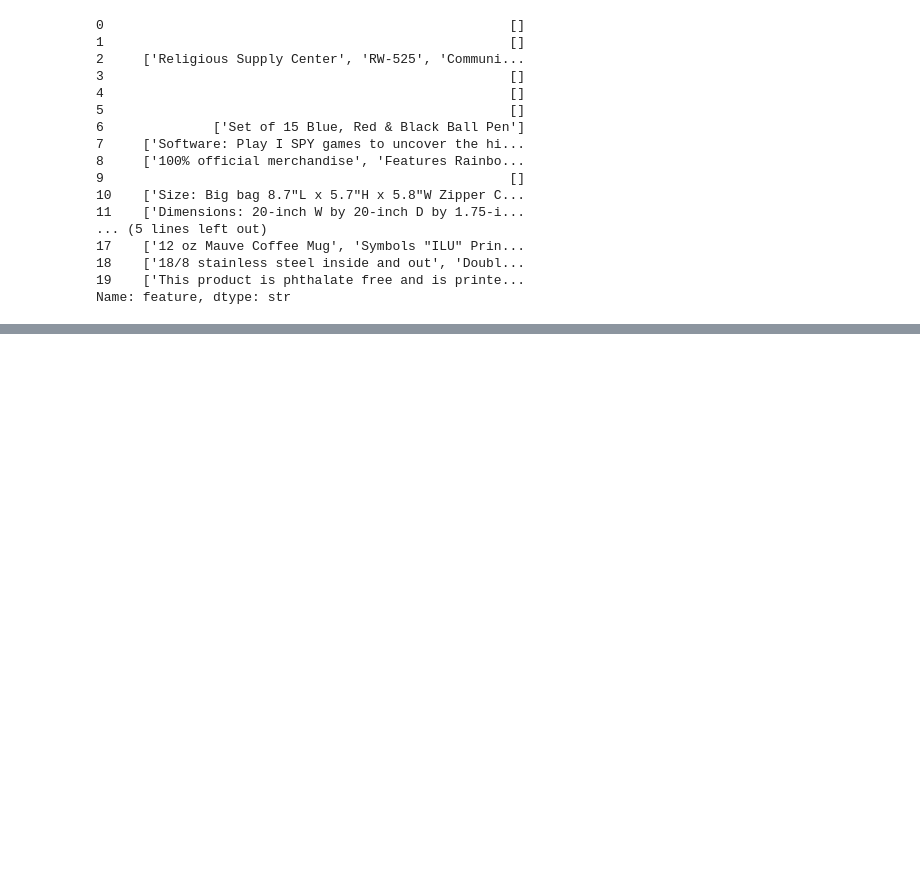
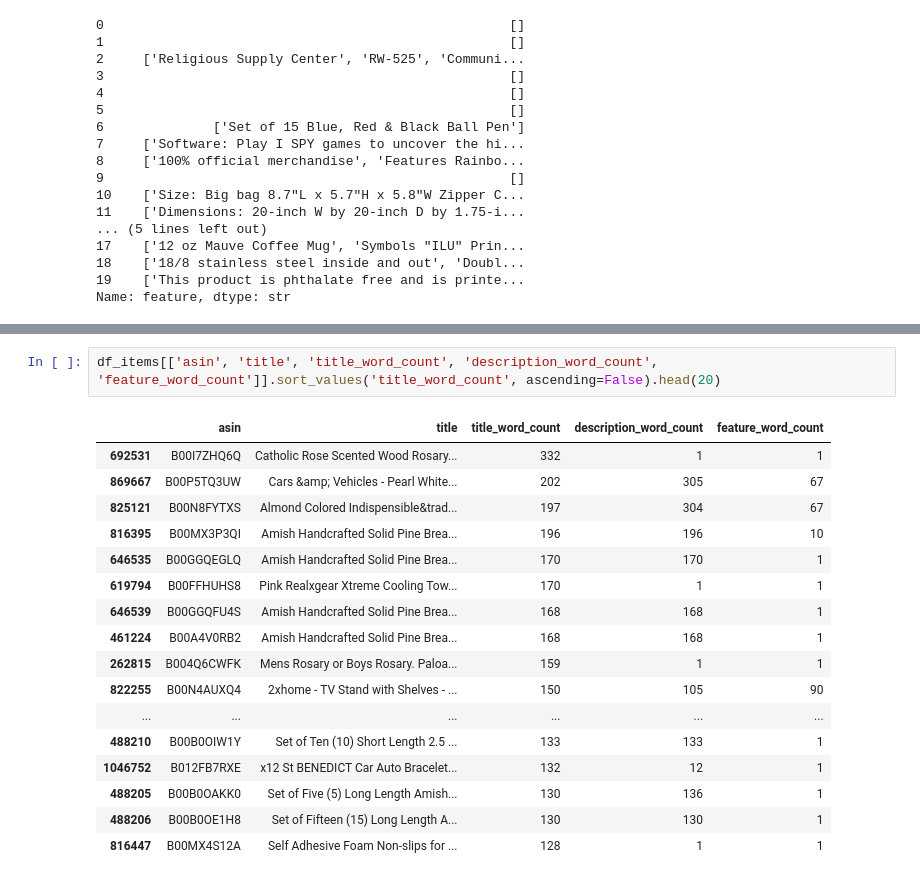
Before and after one commit to flamesmith/RecSystem, a Jupyter notebook: notebooks/analyze_features.ipynb, the cells around one changed output, grey strips where cells are left out. Drawn from its saved outputs; the diff is of its cells as text; blank space fills up the shorter version.

```diff
--- a/notebooks/analyze_features.ipynb
+++ b/notebooks/analyze_features.ipynb
@@ -307,0 +325,20 @@ Name: feature, dtype: str
+# %%
+df_items[['asin', 'title', 'title_word_count', 'description_word_count', 'feature_word_count']].sort_values('title_word_count', ascending=False).head(20)
+# %% [output]
+|  | asin | title | title_word_count | description_word_count | feature_word_count |
+| 692531 | B00I7ZHQ6Q | Catholic Rose Scented Wood Rosary... | 332 | 1 | 1 |
+| 869667 | B00P5TQ3UW | Cars &amp; Vehicles - Pearl White... | 202 | 305 | 67 |
+| 825121 | B00N8FYTXS | Almond Colored Indispensible&trad... | 197 | 304 | 67 |
+| 816395 | B00MX3P3QI | Amish Handcrafted Solid Pine Brea... | 196 | 196 | 10 |
+| 646535 | B00GGQEGLQ | Amish Handcrafted Solid Pine Brea... | 170 | 170 | 1 |
+| 619794 | B00FFHUHS8 | Pink Realxgear Xtreme Cooling Tow... | 170 | 1 | 1 |
+| 646539 | B00GGQFU4S | Amish Handcrafted Solid Pine Brea... | 168 | 168 | 1 |
+| 461224 | B00A4V0RB2 | Amish Handcrafted Solid Pine Brea... | 168 | 168 | 1 |
+| 262815 | B004Q6CWFK | Mens Rosary or Boys Rosary. Paloa... | 159 | 1 | 1 |
+| 822255 | B00N4AUXQ4 | 2xhome - TV Stand with Shelves - ... | 150 | 105 | 90 |
+| ... | ... | ... | ... | ... | ... |
+| 488210 | B00B0OIW1Y | Set of Ten (10) Short Length 2.5 ... | 133 | 133 | 1 |
+| 1046752 | B012FB7RXE | x12 St BENEDICT Car Auto Bracelet... | 132 | 12 | 1 |
+| 488205 | B00B0OAKK0 | Set of Five (5) Long Length Amish... | 130 | 136 | 1 |
+| 488206 | B00B0OE1H8 | Set of Fifteen (15) Long Length A... | 130 | 130 | 1 |
+| 816447 | B00MX4S12A | Self Adhesive Foam Non-slips for ... | 128 | 1 | 1 |
```
Also changed, not shown: parts of 10 cells of this notebook, 4 other files.
